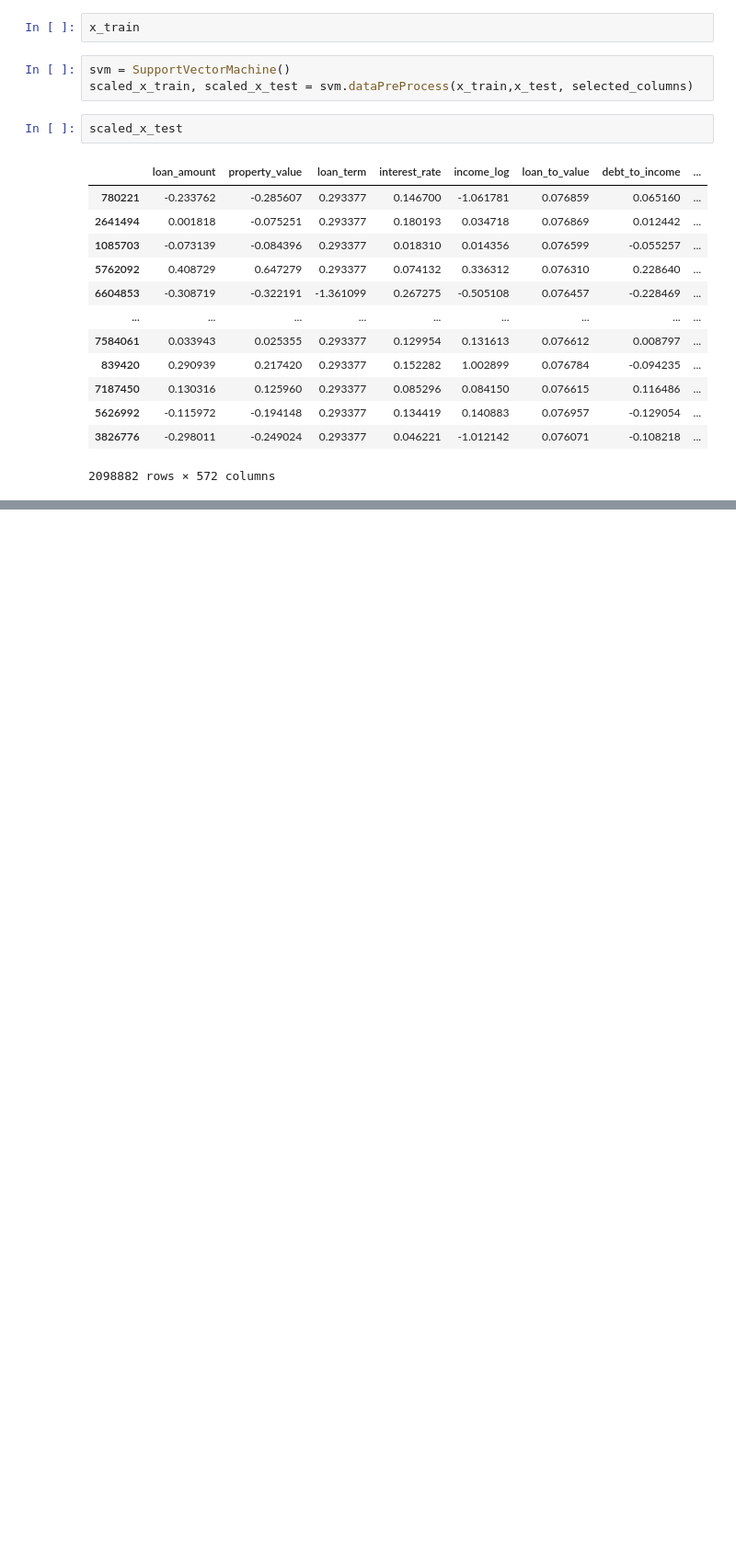
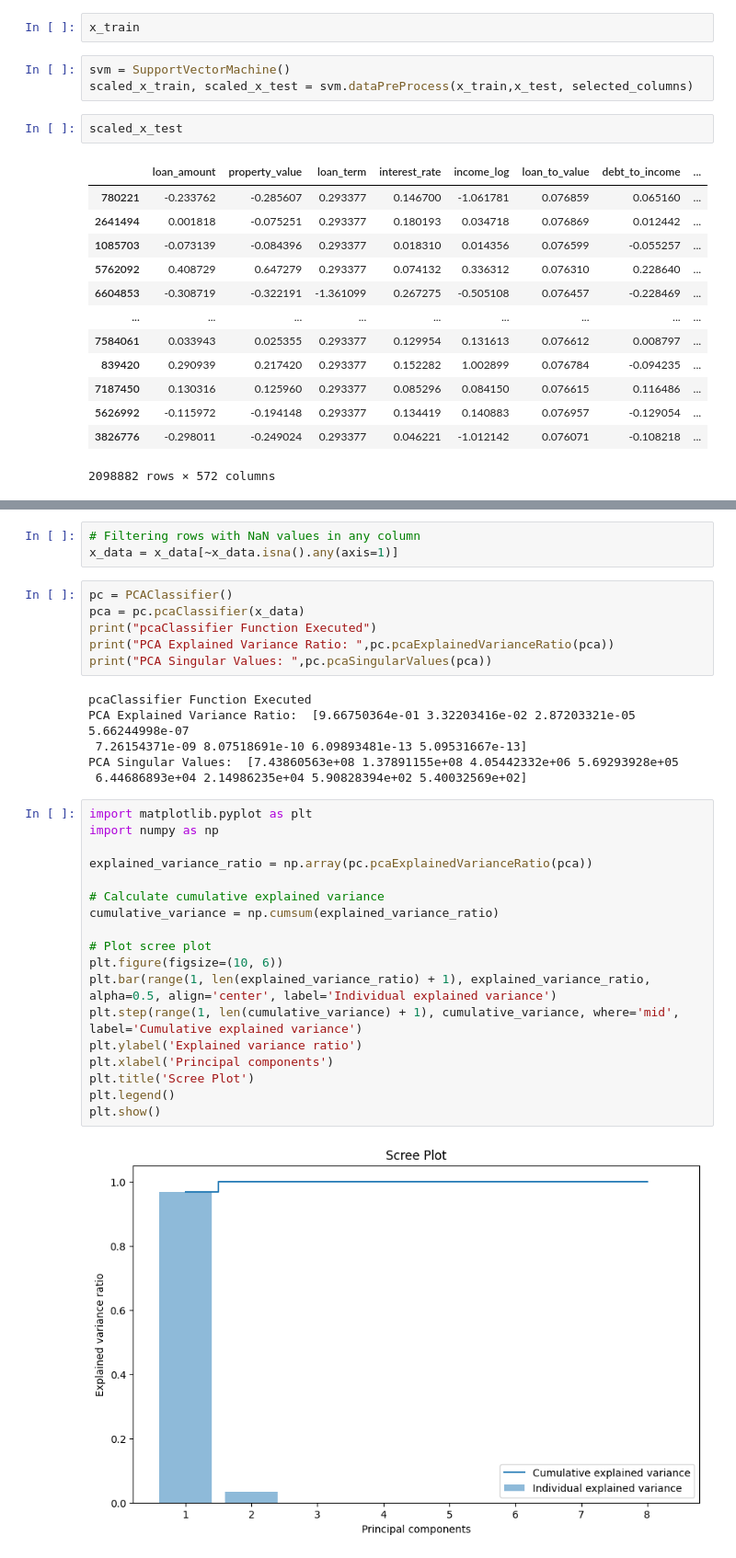
Before and after one commit to CoralLemons/Mortgage-Analysis-Project, a Jupyter notebook: Code/07_HMDA_ModelingAdv02.ipynb, the cells around one changed output, grey strips where cells are left out. Shown at 92% size. Drawn from its saved outputs; the diff is of its cells as text; blank space fills up the shorter version.

Commit message:
PCA Prep , there NaN in interest rate and would need to be removed in the the data cleaning

```diff
--- a/Code/07_HMDA_ModelingAdv02.ipynb
+++ b/Code/07_HMDA_ModelingAdv02.ipynb
@@ -916,0 +973,35 @@ scaled_x_test
+# %%
+# Filtering rows with NaN values in any column
+x_data = x_data[~x_data.isna().any(axis=1)]
+# %%
+pc = PCAClassifier()
+pca = pc.pcaClassifier(x_data)
+print("pcaClassifier Function Executed")
+print("PCA Explained Variance Ratio: ",pc.pcaExplainedVarianceRatio(pca))
+print("PCA Singular Values: ",pc.pcaSingularValues(pca))
+# %% [output]
+pcaClassifier Function Executed
+PCA Explained Variance Ratio:  [9.66750364e-01 3.32203416e-02 2.87203321e-05 5.66244998e-07
+ 7.26154371e-09 8.07518691e-10 6.09893481e-13 5.09531667e-13]
+PCA Singular Values:  [7.43860563e+08 1.37891155e+08 4.05442332e+06 5.69293928e+05
+ 6.44686893e+04 2.14986235e+04 5.90828394e+02 5.40032569e+02]
+# %%
+import matplotlib.pyplot as plt
+import numpy as np
+
+explained_variance_ratio = np.array(pc.pcaExplainedVarianceRatio(pca))
+
+# Calculate cumulative explained variance
+cumulative_variance = np.cumsum(explained_variance_ratio)
+
+# Plot scree plot
+plt.figure(figsize=(10, 6))
+plt.bar(range(1, len(explained_variance_ratio) + 1), explained_variance_ratio, alpha=0.5, align='center', label='Individual explained variance')
+plt.step(range(1, len(cumulative_variance) + 1), cumulative_variance, where='mid', label='Cumulative explained variance')
+plt.ylabel('Explained variance ratio')
+plt.xlabel('Principal components')
+plt.title('Scree Plot')
+plt.legend()
+plt.show()
+# %% [output]
+[figure, added]
```
Also changed, not shown: parts of 1 cell of this notebook.
